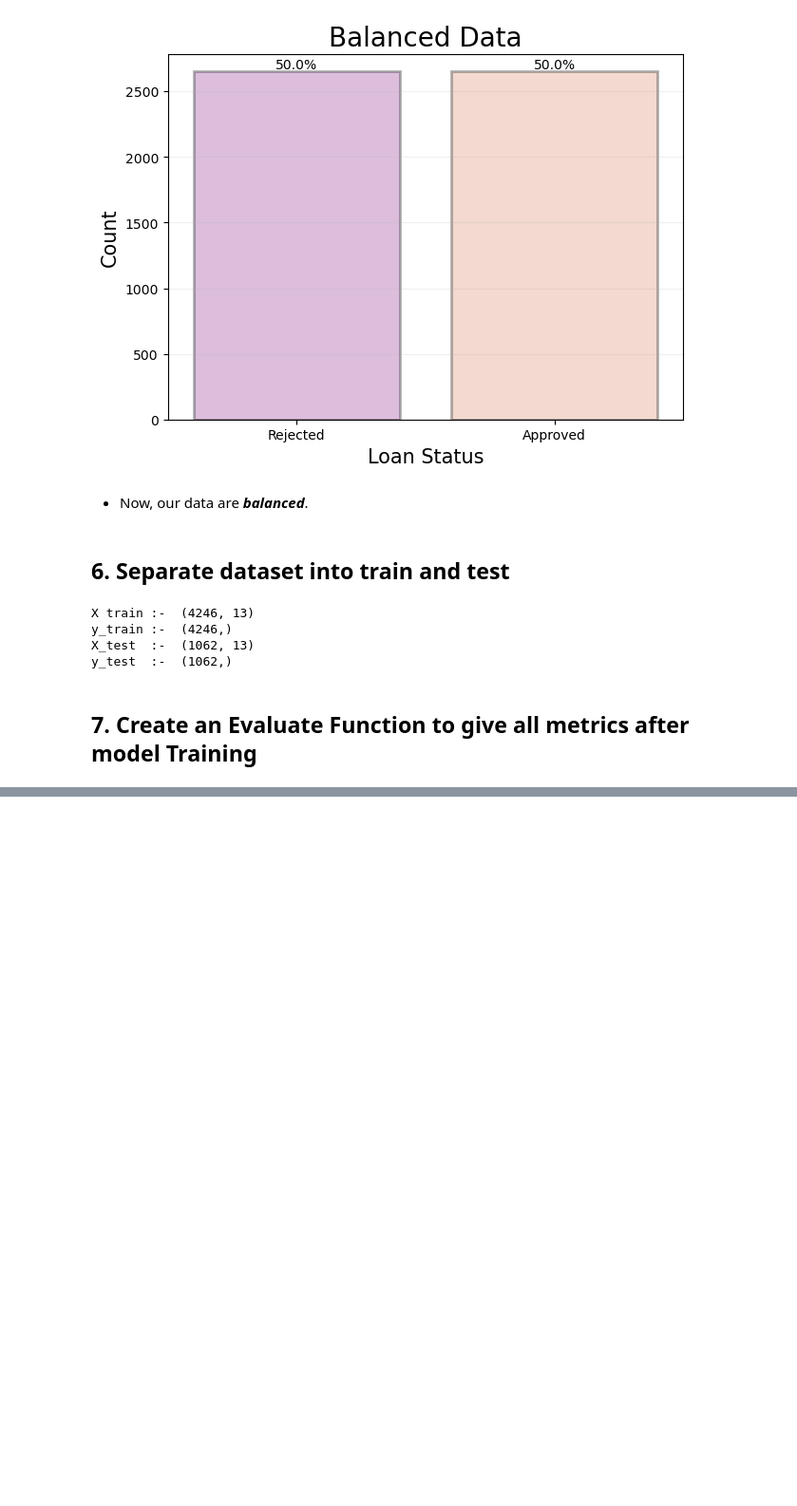
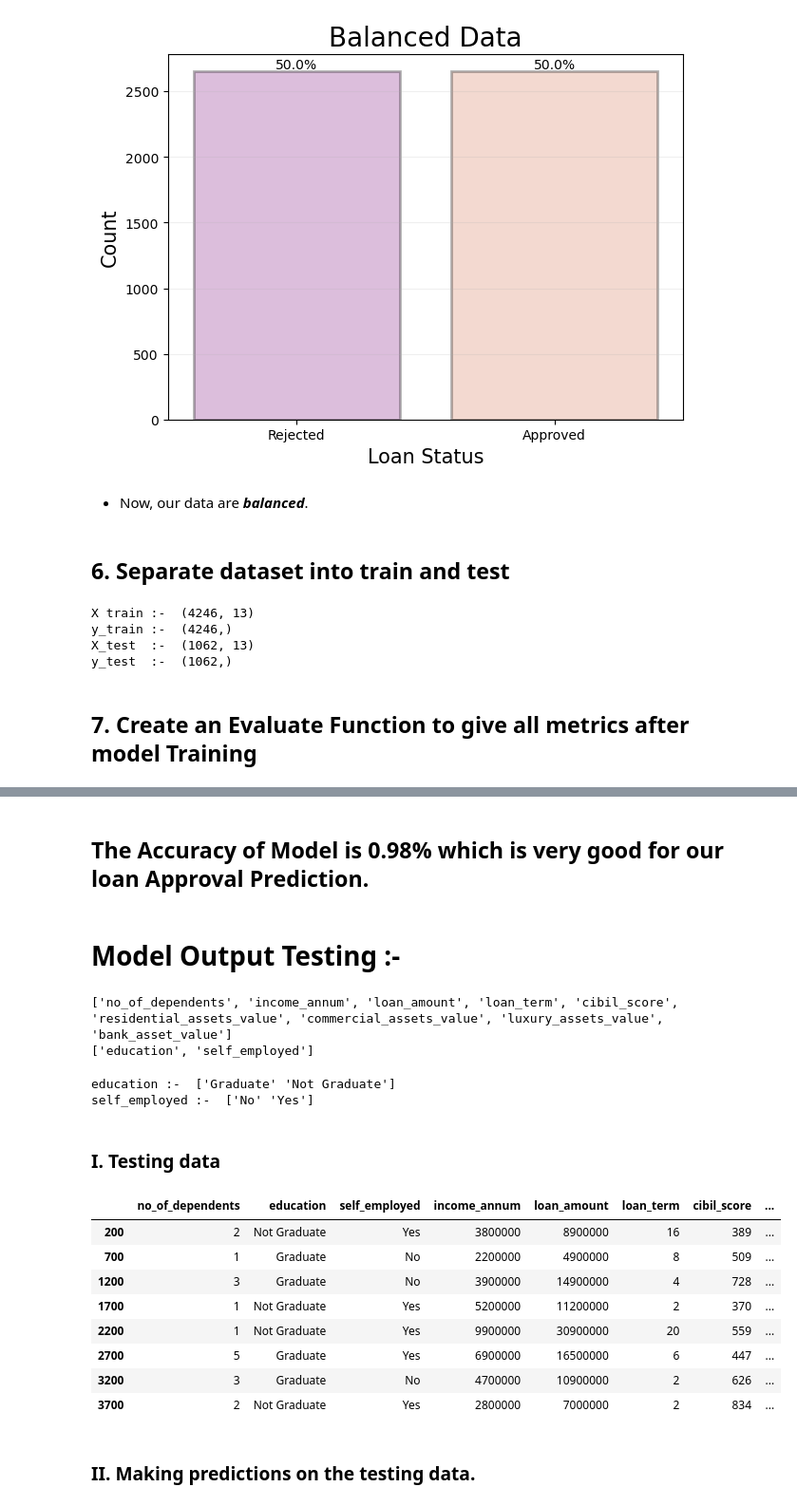
Before and after one commit to Rajdeep-Patil/Loan-Approval-Prediction, a Jupyter notebook: notebook/model_training.ipynb, the cells around one changed output, grey strips where cells are left out. Shown at 95% size. Saved outputs shown, nothing was run; the diff lists cells and outputs as text; code cells hidden in the pictures; blank space fills up the shorter version.

Commit message:
Model_Training

```diff
--- a/notebook/model_training.ipynb
+++ b/notebook/model_training.ipynb
@@ -326,0 +371,32 @@ weighted avg       0.93      0.93      0.93      4246
+# %% [markdown]
+## The Accuracy of Model is 0.98% which is very good for our loan Approval Prediction.
+# %% [markdown]
+# Model Output Testing :-
+# %%
+print(numeric_col)
+print(categorical_col)
+# %% [output]
+['no_of_dependents', 'income_annum', 'loan_amount', 'loan_term', 'cibil_score', 'residential_assets_value', 'commercial_assets_value', 'luxury_assets_value', 'bank_asset_value']
+['education', 'self_employed']
+# %%
+print(f"education :- ",df['education'].unique())
+print(f"self_employed :- ",df['self_employed'].unique())
+# %% [output]
+education :-  ['Graduate' 'Not Graduate']
+self_employed :-  ['No' 'Yes']
+# %% [markdown]
+### I. Testing data
+# %%
+df.iloc[200:4000:500]
+# %% [output]
+|  | no_of_dependents | education | self_employed | income_annum | loan_amount | loan_term | cibil_score | ... |
+| 200 | 2 | Not Graduate | Yes | 3800000 | 8900000 | 16 | 389 | ... |
+| 700 | 1 | Graduate | No | 2200000 | 4900000 | 8 | 509 | ... |
+| 1200 | 3 | Graduate | No | 3900000 | 14900000 | 4 | 728 | ... |
+| 1700 | 1 | Not Graduate | Yes | 5200000 | 11200000 | 2 | 370 | ... |
+| 2200 | 1 | Not Graduate | Yes | 9900000 | 30900000 | 20 | 559 | ... |
+| 2700 | 5 | Graduate | Yes | 6900000 | 16500000 | 6 | 447 | ... |
+| 3200 | 3 | Graduate | No | 4700000 | 10900000 | 2 | 626 | ... |
+| 3700 | 2 | Not Graduate | Yes | 2800000 | 7000000 | 2 | 834 | ... |
+# %% [markdown]
+### II. Making predictions on the testing data.
```
Also changed, not shown: parts of 15 cells of this notebook, 1 other file.
